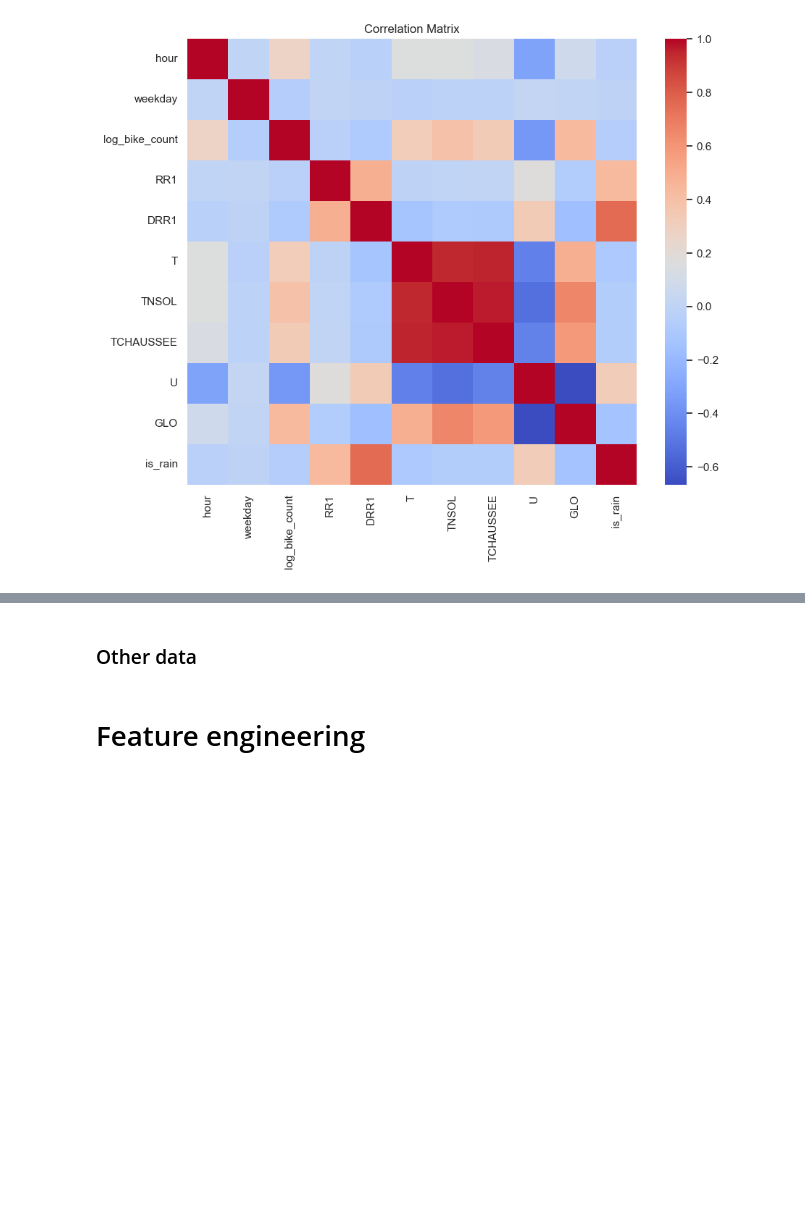
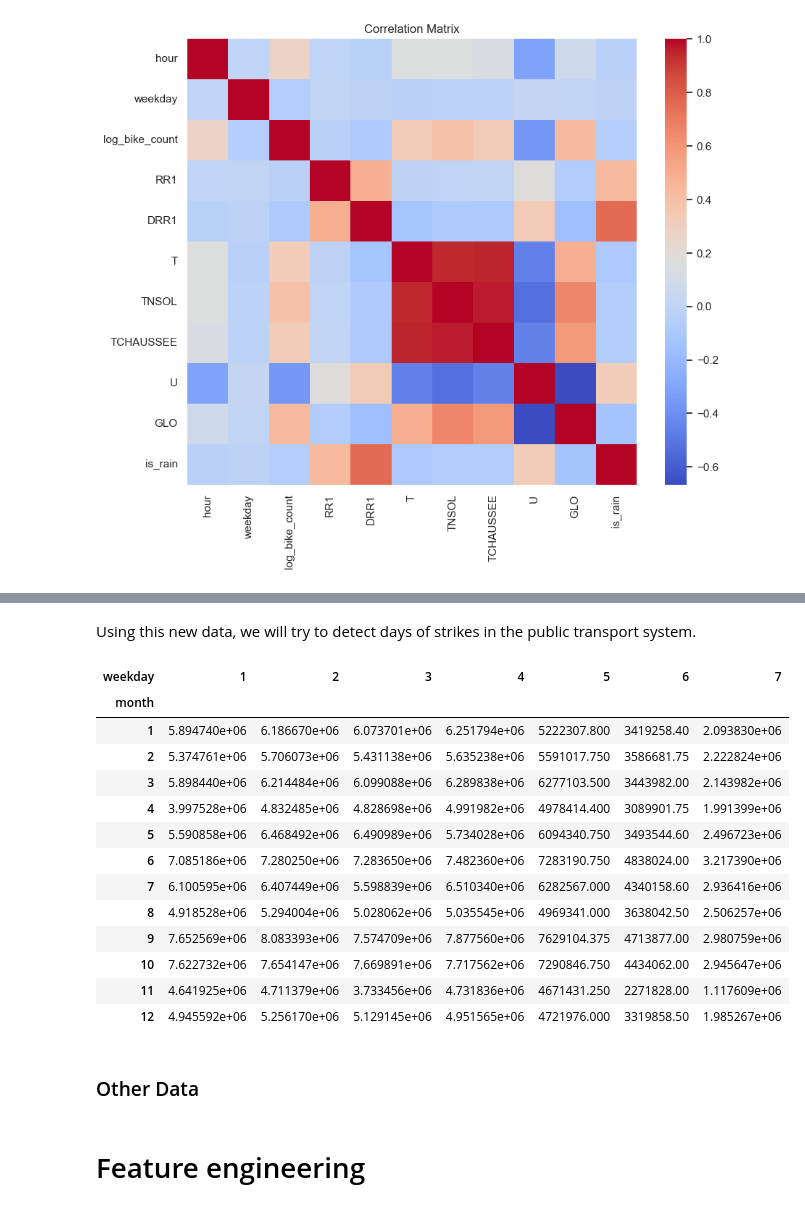
Before and after one commit to p-haas/bike_counters, a Jupyter notebook: WIP/eda_notebook.ipynb, the cells around one changed output, grey strips where cells are left out. Saved outputs shown, nothing was run; the diff lists cells and outputs as text; code cells hidden in the pictures; blank space fills up the shorter version.

```diff
--- a/WIP/eda_notebook.ipynb
+++ b/WIP/eda_notebook.ipynb
@@ -849,0 +998,6 @@ del weather_eda
+# %%
+daily_transport = (
+    daily_underground_transport + daily_overground_transport
+).reset_index()
+
+daily_transport = date_encoder(daily_transport, col="JOUR")[(daily_transport["JOUR"] >= train["date"].min()) & (daily_transport["JOUR"] <= test["date"].max())]
@@ -850,5 +1013,24 @@ del weather_eda
+# %% [markdown]
+Using this new data, we will try to detect days of strikes in the public transport system.
+# %%
+daily_transport.groupby(["month", "weekday"])["NB_VALD"].mean().unstack()
+# %% [output]
+| weekday | 1 | 2 | 3 | 4 | 5 | 6 | 7 |
+| month |  |  |  |  |  |  |  |
+| 1 | 5.894740e+06 | 6.186670e+06 | 6.073701e+06 | 6.251794e+06 | 5222307.800 | 3419258.40 | 2.093830e+06 |
+| 2 | 5.374761e+06 | 5.706073e+06 | 5.431138e+06 | 5.635238e+06 | 5591017.750 | 3586681.75 | 2.222824e+06 |
+| 3 | 5.898440e+06 | 6.214484e+06 | 6.099088e+06 | 6.289838e+06 | 6277103.500 | 3443982.00 | 2.143982e+06 |
+| 4 | 3.997528e+06 | 4.832485e+06 | 4.828698e+06 | 4.991982e+06 | 4978414.400 | 3089901.75 | 1.991399e+06 |
+| 5 | 5.590858e+06 | 6.468492e+06 | 6.490989e+06 | 5.734028e+06 | 6094340.750 | 3493544.60 | 2.496723e+06 |
+| 6 | 7.085186e+06 | 7.280250e+06 | 7.283650e+06 | 7.482360e+06 | 7283190.750 | 4838024.00 | 3.217390e+06 |
+| 7 | 6.100595e+06 | 6.407449e+06 | 5.598839e+06 | 6.510340e+06 | 6282567.000 | 4340158.60 | 2.936416e+06 |
+| 8 | 4.918528e+06 | 5.294004e+06 | 5.028062e+06 | 5.035545e+06 | 4969341.000 | 3638042.50 | 2.506257e+06 |
+| 9 | 7.652569e+06 | 8.083393e+06 | 7.574709e+06 | 7.877560e+06 | 7629104.375 | 4713877.00 | 2.980759e+06 |
+| 10 | 7.622732e+06 | 7.654147e+06 | 7.669891e+06 | 7.717562e+06 | 7290846.750 | 4434062.00 | 2.945647e+06 |
+| 11 | 4.641925e+06 | 4.711379e+06 | 3.733456e+06 | 4.731836e+06 | 4671431.250 | 2271828.00 | 1.117609e+06 |
+| 12 | 4.945592e+06 | 5.256170e+06 | 5.129145e+06 | 4.951565e+06 | 4721976.000 | 3319858.50 | 1.985267e+06 |
 # %% [markdown]
-### Other data
+### Other Data
 # %% [markdown]
 # Feature engineering
 # %% [markdown]
```
Also changed, not shown: parts of 20 cells of this notebook.
